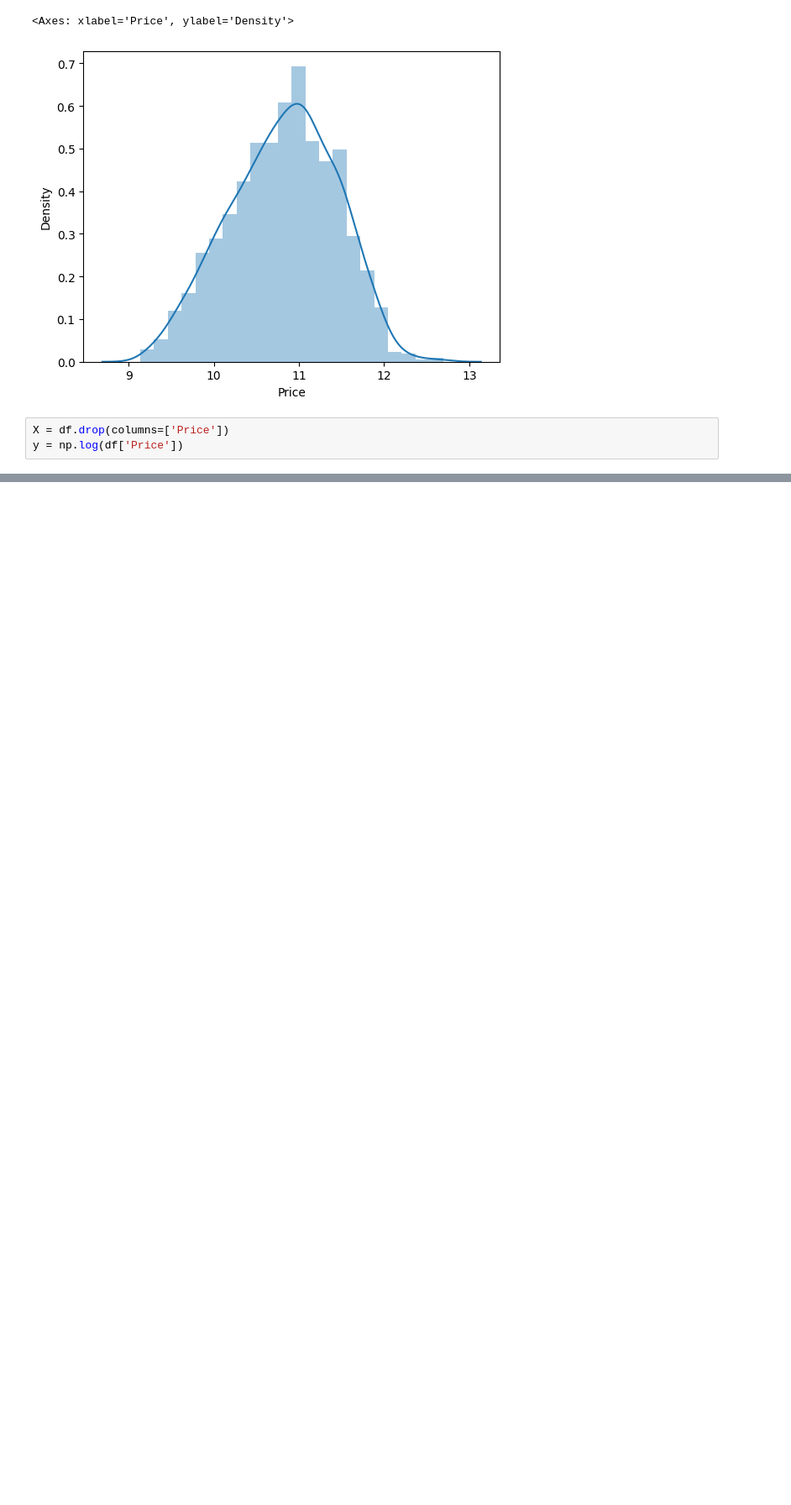
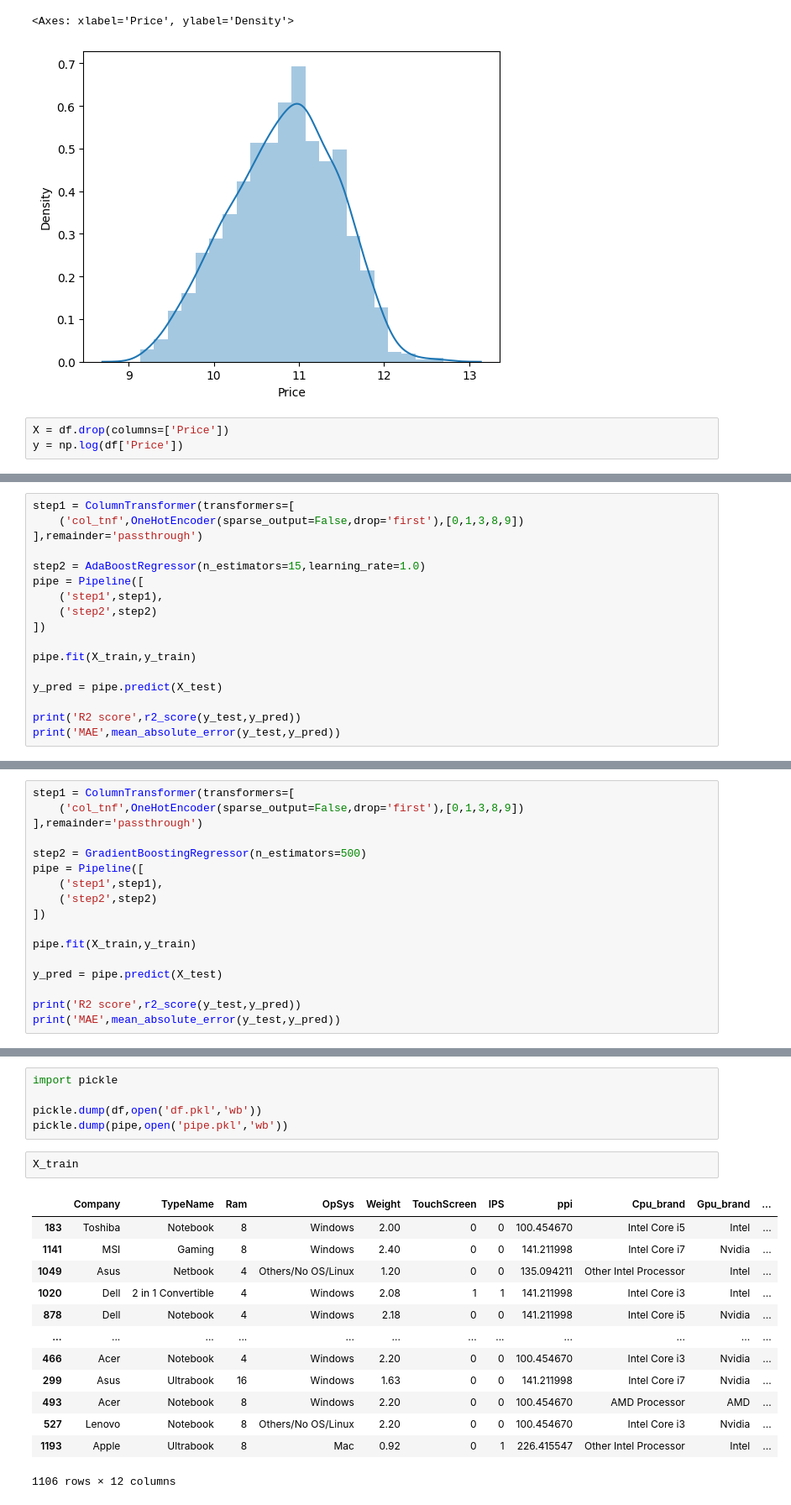
Before and after one commit to MudaserShah/Machine-learning-Projects, a Jupyter notebook: Laptop-price-preciton/eda_laptop.ipynb, the cells around one changed output, grey strips where cells are left out. Shown at 84% size. Drawn from its saved outputs; the diff is of its cells as text; blank space fills up the shorter version.

```diff
--- a/Laptop-price-preciton/eda_laptop.ipynb
+++ b/Laptop-price-preciton/eda_laptop.ipynb
@@ -794,0 +1011,17 @@ y = np.log(df['Price'])
+# %%
+step1 = ColumnTransformer(transformers=[
+    ('col_tnf',OneHotEncoder(sparse_output=False,drop='first'),[0,1,3,8,9])
+],remainder='passthrough')
+
+step2 = AdaBoostRegressor(n_estimators=15,learning_rate=1.0)
+pipe = Pipeline([
+    ('step1',step1),
+    ('step2',step2)
+])
+
+pipe.fit(X_train,y_train)
+
+y_pred = pipe.predict(X_test)
+
+print('R2 score',r2_score(y_test,y_pred))
+print('MAE',mean_absolute_error(y_test,y_pred))
@@ -794,0 +1033,17 @@ y = np.log(df['Price'])
+# %%
+step1 = ColumnTransformer(transformers=[
+    ('col_tnf',OneHotEncoder(sparse_output=False,drop='first'),[0,1,3,8,9])
+],remainder='passthrough')
+
+step2 = GradientBoostingRegressor(n_estimators=500)
+pipe = Pipeline([
+    ('step1',step1),
+    ('step2',step2)
+])
+
+pipe.fit(X_train,y_train)
+
+y_pred = pipe.predict(X_test)
+
+print('R2 score',r2_score(y_test,y_pred))
+print('MAE',mean_absolute_error(y_test,y_pred))
@@ -794,0 +1057,21 @@ y = np.log(df['Price'])
+# %%
+import pickle
+
+pickle.dump(df,open('df.pkl','wb'))
+pickle.dump(pipe,open('pipe.pkl','wb'))
+# %%
+X_train
+# %% [output]
+|  | Company | TypeName | Ram | OpSys | Weight | TouchScreen | IPS | ppi | Cpu_brand | Gpu_brand | ... |
+| 183 | Toshiba | Notebook | 8 | Windows | 2.00 | 0 | 0 | 100.454670 | Intel Core i5 | Intel | ... |
+| 1141 | MSI | Gaming | 8 | Windows | 2.40 | 0 | 0 | 141.211998 | Intel Core i7 | Nvidia | ... |
+| 1049 | Asus | Netbook | 4 | Others/No OS/Linux | 1.20 | 0 | 0 | 135.094211 | Other Intel Processor | Intel | ... |
+| 1020 | Dell | 2 in 1 Convertible | 4 | Windows | 2.08 | 1 | 1 | 141.211998 | Intel Core i3 | Intel | ... |
+| 878 | Dell | Notebook | 4 | Windows | 2.18 | 0 | 0 | 141.211998 | Intel Core i5 | Nvidia | ... |
+| ... | ... | ... | ... | ... | ... | ... | ... | ... | ... | ... | ... |
+| 466 | Acer | Notebook | 4 | Windows | 2.20 | 0 | 0 | 100.454670 | Intel Core i3 | Nvidia | ... |
+| 299 | Asus | Ultrabook | 16 | Windows | 1.63 | 0 | 0 | 141.211998 | Intel Core i7 | Nvidia | ... |
+| 493 | Acer | Notebook | 8 | Windows | 2.20 | 0 | 0 | 100.454670 | AMD Processor | AMD | ... |
+| 527 | Lenovo | Notebook | 8 | Others/No OS/Linux | 2.20 | 0 | 0 | 100.454670 | Intel Core i3 | Nvidia | ... |
+| 1193 | Apple | Ultrabook | 8 | Mac | 0.92 | 0 | 1 | 226.415547 | Other Intel Processor | Intel | ... |
+1106 rows × 12 columns
```
Also changed, not shown: parts of 40 cells of this notebook, 4 other files.
